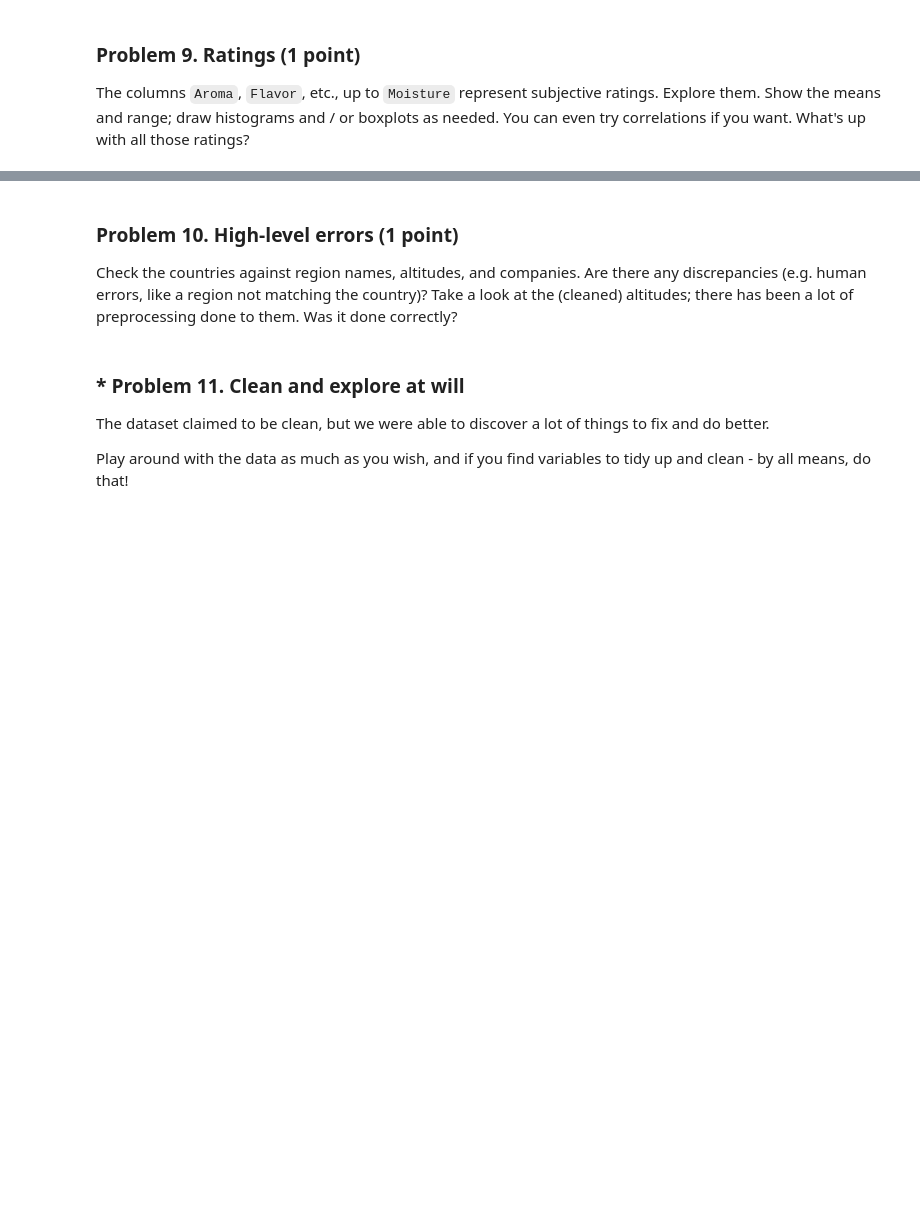
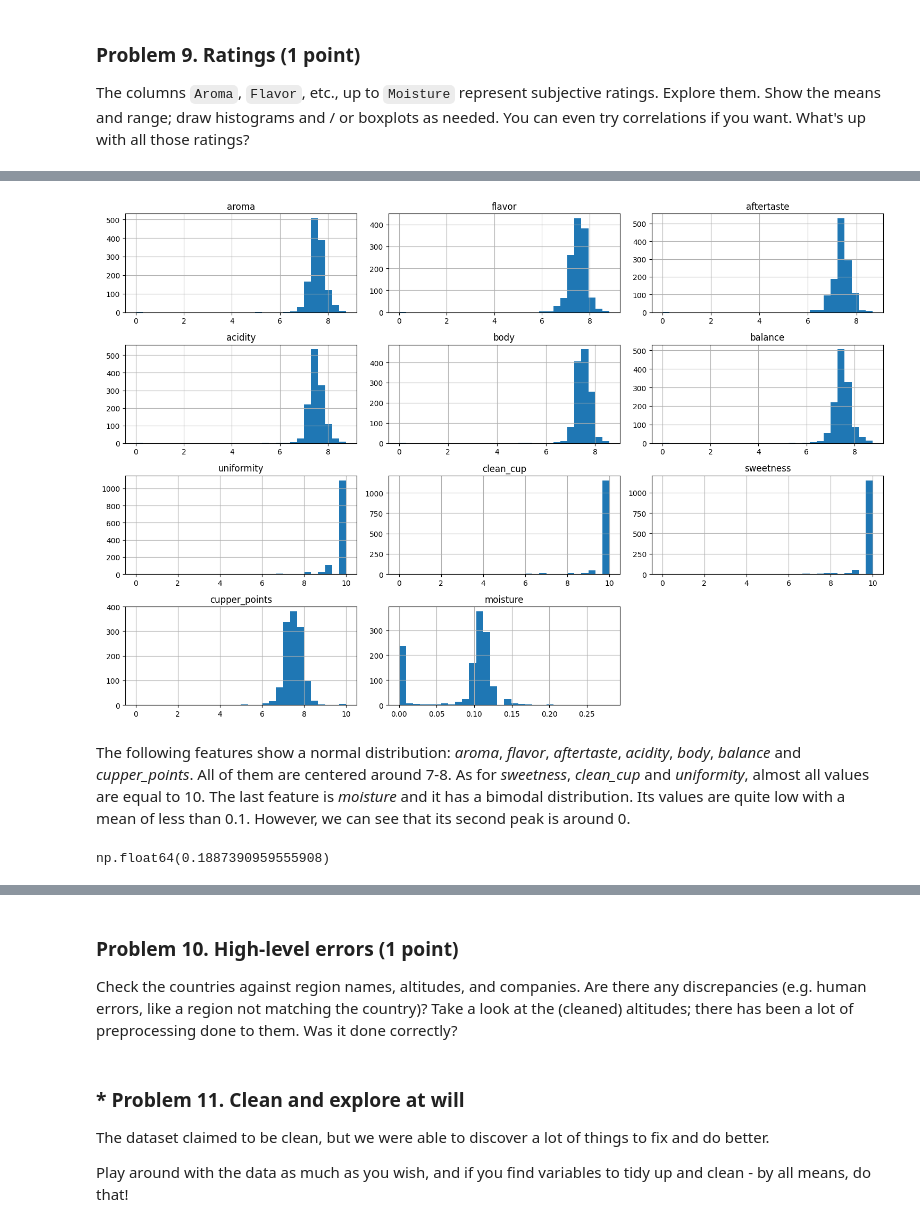
Before and after one commit to VladoDev03/data-science-softuni, a Jupyter notebook: 01-data-tidying-and-cleaning/Data Tidying and Cleaning Lab.ipynb, the cells around one changed output, grey strips where cells are left out. Cells and saved outputs as stored; diff of their text form; code cells hidden in the pictures; blank space fills up the shorter version.

```diff
--- a/01-data-tidying-and-cleaning/Data Tidying and Cleaning Lab.ipynb
+++ b/01-data-tidying-and-cleaning/Data Tidying and Cleaning Lab.ipynb
@@ -438,3 +486,6 @@ Now do the same for continents. You know what continent each country is located
 # %% [markdown]
 ### Problem 9. Ratings (1 point)
 The columns `Aroma`, `Flavor`, etc., up to `Moisture` represent subjective ratings. Explore them. Show the means and range; draw histograms and / or boxplots as needed. You can even try correlations if you want. What's up with all those ratings?
+# %%
+# get ratings columns
+ratings = coffee_data.loc[:, 'aroma':'moisture']
@@ -440,0 +512,4 @@ The columns `Aroma`, `Flavor`, etc., up to `Moisture` represent subjective ratin
+# %%
+individual_scores = ratings.drop(columns=['total_cup_points']) # drop total_cup_points column
+calculated_total = individual_scores.sum(axis=1) # sum individual scores
+difference = (calculated_total - ratings.total_cup_points).abs() # absolute difference
@@ -440,0 +541,12 @@ The columns `Aroma`, `Flavor`, etc., up to `Moisture` represent subjective ratin
+# %%
+individual_scores.hist(figsize=(15, 10), bins=30)
+plt.tight_layout()
+plt.show()
+# %% [output]
+[figure, added]
+# %% [markdown]
+The following features show a normal distribution: *aroma*, *flavor*, *aftertaste*, *acidity*, *body*, *balance* and *cupper_points*. All of them are centered around 7-8. As for *sweetness*, *clean_cup* and *uniformity*, almost all values are equal to 10. The last feature is *moisture* and it has a bimodal distribution. Its values are quite low with a mean of less than 0.1. However, we can see that its second peak is around 0.
+# %%
+((ratings.moisture == 0).sum() / len(ratings.moisture))
+# %% [output]
+np.float64(0.1887390959555908)
```
Also changed, not shown: parts of 8 cells of this notebook.
